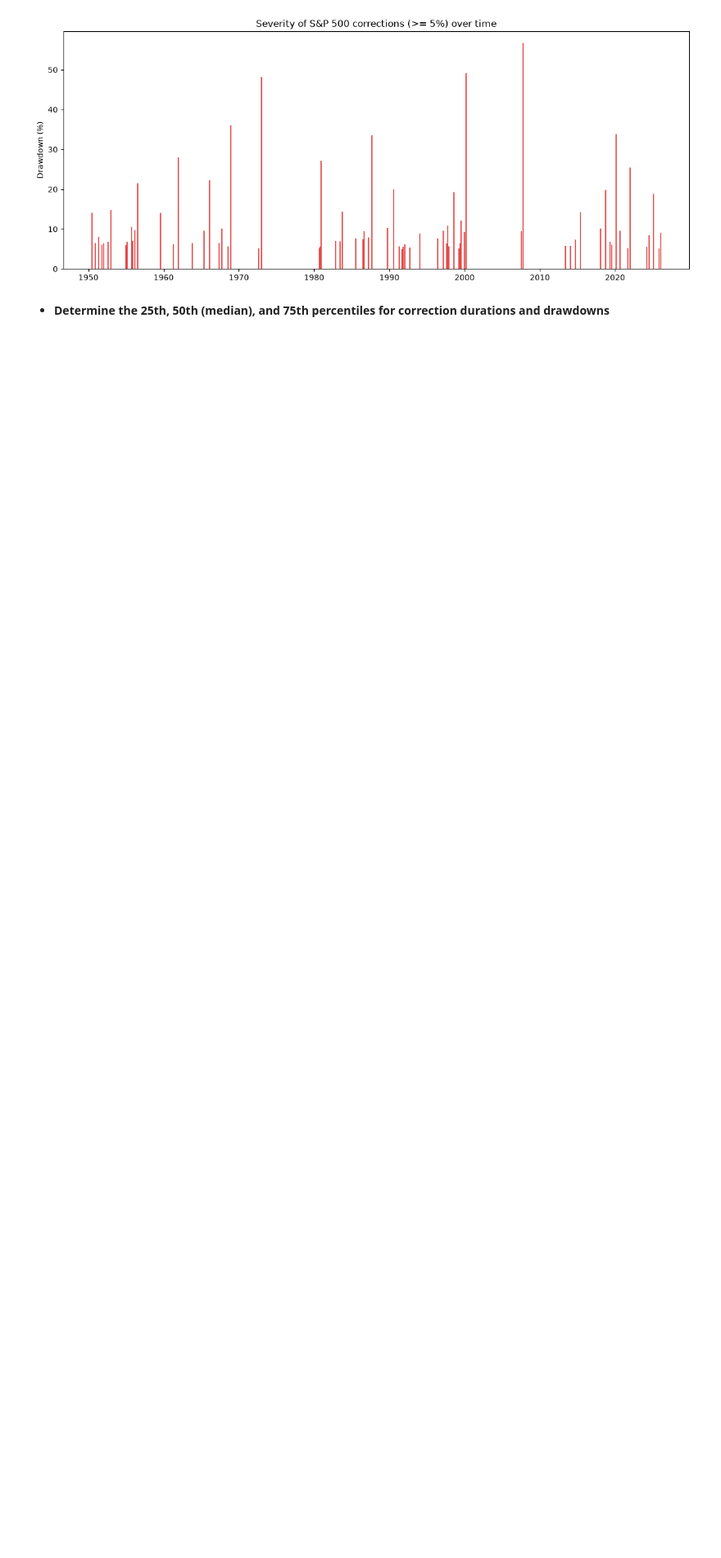
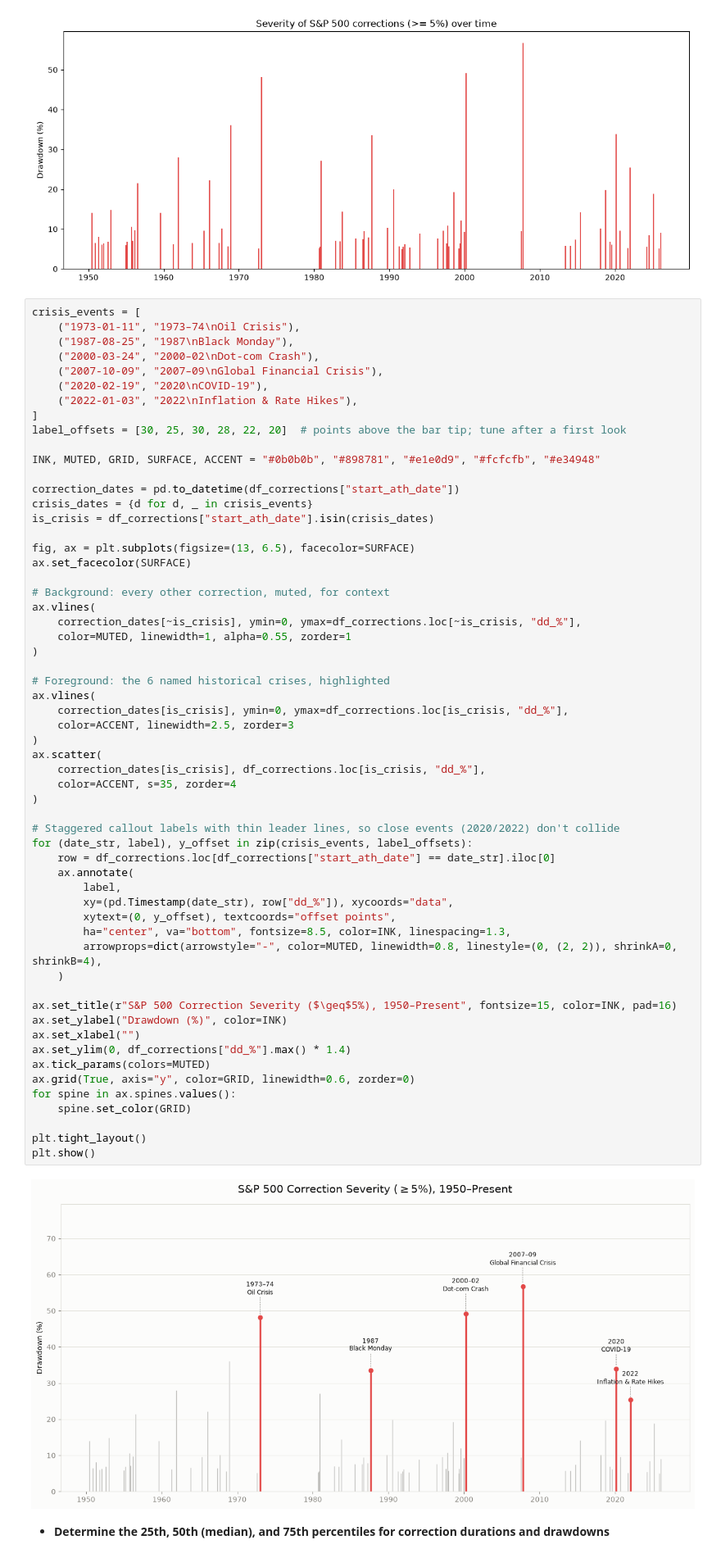
Before and after one commit to lucasofalonso/stock-markets-analytics-zoomcamp-2026, a Jupyter notebook: coursework/homeworks/module-01/homework_01.ipynb, the cells around one changed output. Shown at 82% size. Saved outputs shown, nothing was run; the diff lists cells and outputs as text; blank space fills up the shorter version.

Commit message:
Improve S&P 500 corrections visualization

```diff
--- a/coursework/homeworks/module-01/homework_01.ipynb
+++ b/coursework/homeworks/module-01/homework_01.ipynb
@@ -593,6 +593,66 @@ plt.tight_layout()
 plt.show()
 # %% [output]
 [figure]
+# %%
+crisis_events = [
+    ("1973-01-11", "1973–74\nOil Crisis"),
+    ("1987-08-25", "1987\nBlack Monday"),
+    ("2000-03-24", "2000–02\nDot-com Crash"),
+    ("2007-10-09", "2007–09\nGlobal Financial Crisis"),
+    ("2020-02-19", "2020\nCOVID-19"),
+    ("2022-01-03", "2022\nInflation & Rate Hikes"),
+]
+label_offsets = [30, 25, 30, 28, 22, 20]  # points above the bar tip; tune after a first look
+
+INK, MUTED, GRID, SURFACE, ACCENT = "#0b0b0b", "#898781", "#e1e0d9", "#fcfcfb", "#e34948"
+
+correction_dates = pd.to_datetime(df_corrections["start_ath_date"])
+crisis_dates = {d for d, _ in crisis_events}
+is_crisis = df_corrections["start_ath_date"].isin(crisis_dates)
+
+fig, ax = plt.subplots(figsize=(13, 6.5), facecolor=SURFACE)
+ax.set_facecolor(SURFACE)
+
+# Background: every other correction, muted, for context
+ax.vlines(
+    correction_dates[~is_crisis], ymin=0, ymax=df_corrections.loc[~is_crisis, "dd_%"],
+    color=MUTED, linewidth=1, alpha=0.55, zorder=1
+)
+
+# Foreground: the 6 named historical crises, highlighted
+ax.vlines(
+    correction_dates[is_crisis], ymin=0, ymax=df_corrections.loc[is_crisis, "dd_%"],
+    color=ACCENT, linewidth=2.5, zorder=3
+)
+ax.scatter(
+    correction_dates[is_crisis], df_corrections.loc[is_crisis, "dd_%"],
+    color=ACCENT, s=35, zorder=4
+)
+
+# Staggered callout labels with thin leader lines, so close events (2020/2022) don't collide
+for (date_str, label), y_offset in zip(crisis_events, label_offsets):
+    row = df_corrections.loc[df_corrections["start_ath_date"] == date_str].iloc[0]
+    ax.annotate(
+        label,
+        xy=(pd.Timestamp(date_str), row["dd_%"]), xycoords="data",
+        xytext=(0, y_offset), textcoords="offset points",
+        ha="center", va="bottom", fontsize=8.5, color=INK, linespacing=1.3,
+        arrowprops=dict(arrowstyle="-", color=MUTED, linewidth=0.8, linestyle=(0, (2, 2)), shrinkA=0, shrinkB=4),
+    )
+
+ax.set_title(r"S&P 500 Correction Severity ($\geq$5%), 1950–Present", fontsize=15, color=INK, pad=16)
+ax.set_ylabel("Drawdown (%)", color=INK)
+ax.set_xlabel("")
+ax.set_ylim(0, df_corrections["dd_%"].max() * 1.4)
+ax.tick_params(colors=MUTED)
+ax.grid(True, axis="y", color=GRID, linewidth=0.6, zorder=0)
+for spine in ax.spines.values():
+    spine.set_color(GRID)
+
+plt.tight_layout()
+plt.show()
+# %% [output]
+[figure, added]
 # %% [markdown]
 - **Determine the 25th, 50th (median), and 75th percentiles for correction durations and drawdowns**
 # %%
```
Also changed, not shown: parts of 3 cells of this notebook.
